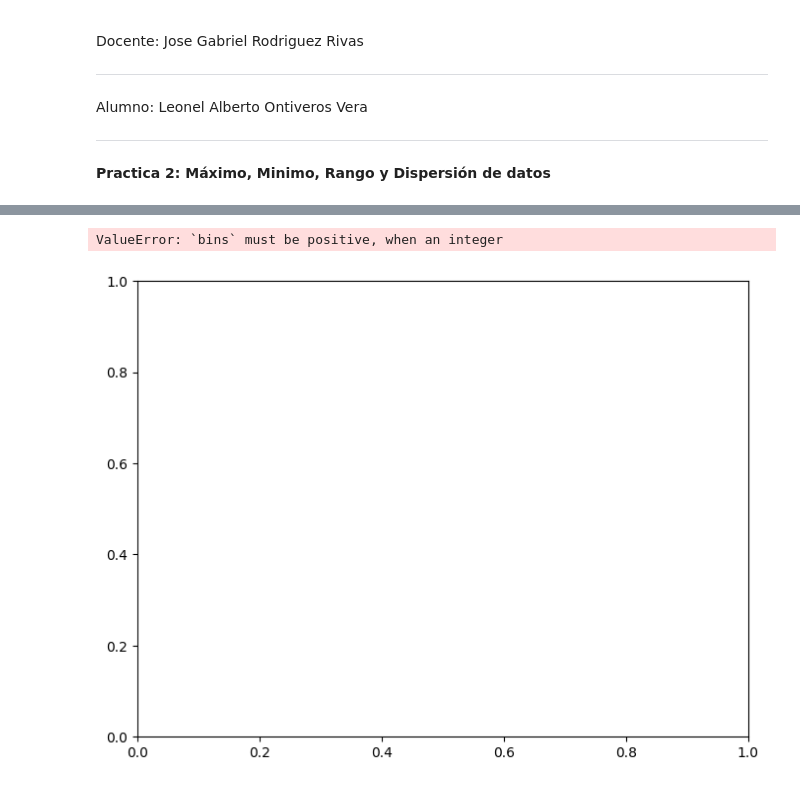
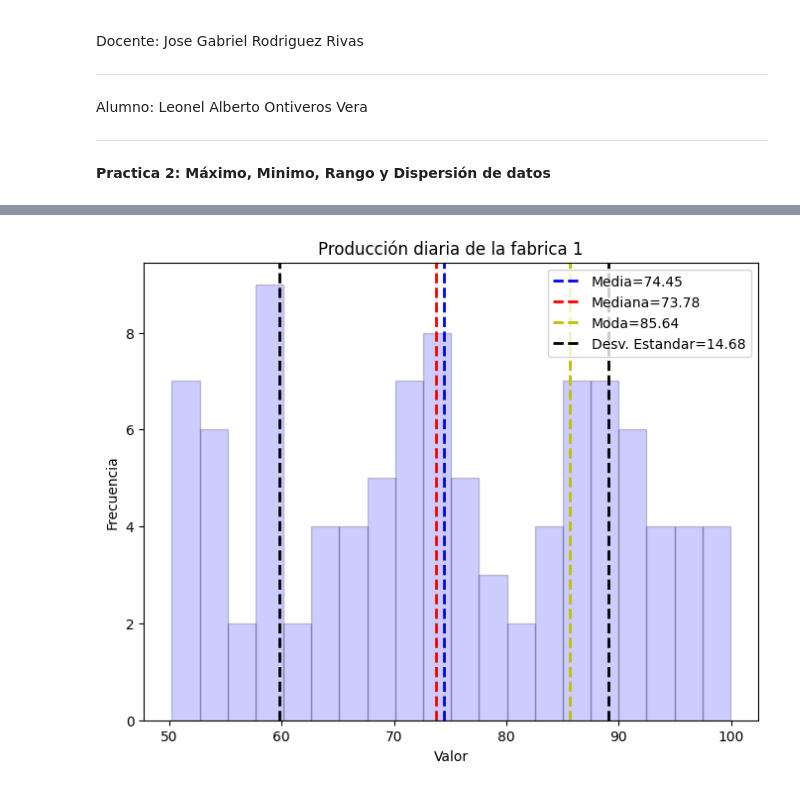
Before and after one commit to LLSS428/Probabilidad-y-Estadistica, a Jupyter notebook: Unidad1/Practica_2.ipynb, the cells around one changed output, grey strips where cells are left out. Saved outputs shown, nothing was run; the diff lists cells and outputs as text; code cells hidden in the pictures.

```diff
--- a/Unidad1/Practica_2.ipynb
+++ b/Unidad1/Practica_2.ipynb
@@ -85,16 +85,15 @@ print(desviacion_estandar_fabrica2)
 # %%
 grf.figure(figsize=(8,6))
-grf.hist(fabrica1,bins=0,alpha=0.2,color='b',edgecolor="black")
-grf.axvline(media1,color='b',linestyle='dashed',linewidth=2,label=f'Media={media1:,2f}')
-grf.axvline(mediana1,color='r',linestyle='dashed',linewidth=2,label=f'Mediana={mediana1:,2f}')
-grf.axvline(moda1,color='y',linestyle='dashed',linewidth=2,label=f'Moda={moda1:,2f}')
-grf.axvline(media1-desviacion_estandar_fabrica1,color='black',linestyle='dashed',linewidth=2,label=f'Desv. Estandar={desviacion_estandar_fabrica1:,2f}')
+grf.hist(fabrica1,bins=20,alpha=0.2,color='b',edgecolor="black")
+grf.axvline(media1,color='b',linestyle='dashed',linewidth=2,label=f'Media={media1:.2f}')
+grf.axvline(mediana1,color='r',linestyle='dashed',linewidth=2,label=f'Mediana={mediana1:.2f}')
+grf.axvline(moda1,color='y',linestyle='dashed',linewidth=2,label=f'Moda={moda1:.2f}')
+grf.axvline(media1-desviacion_estandar_fabrica1,color='black',linestyle='dashed',linewidth=2,label=f'Desv. Estandar={desviacion_estandar_fabrica1:.2f}')
 grf.axvline(media1+desviacion_estandar_fabrica1,color='black',linestyle='dashed',linewidth=2)
 grf.xlabel('Valor')
 grf.ylabel('Frecuencia')
 grf.title("Producción diaria de la fabrica 1")
 grf.legend()
 grf.show()
 # %% [output]
-ValueError: `bins` must be positive, when an integer
-[figure, old version]
+[figure, new version]
```
Also changed, not shown: parts of 7 cells of this notebook.
